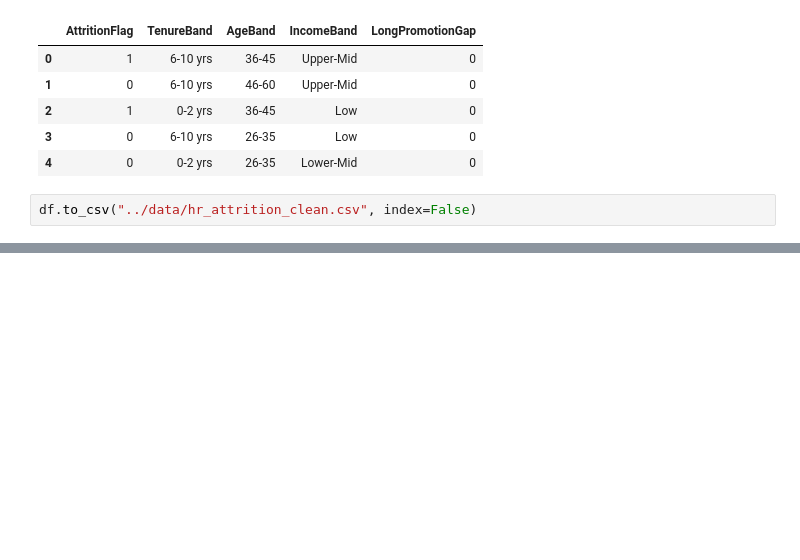
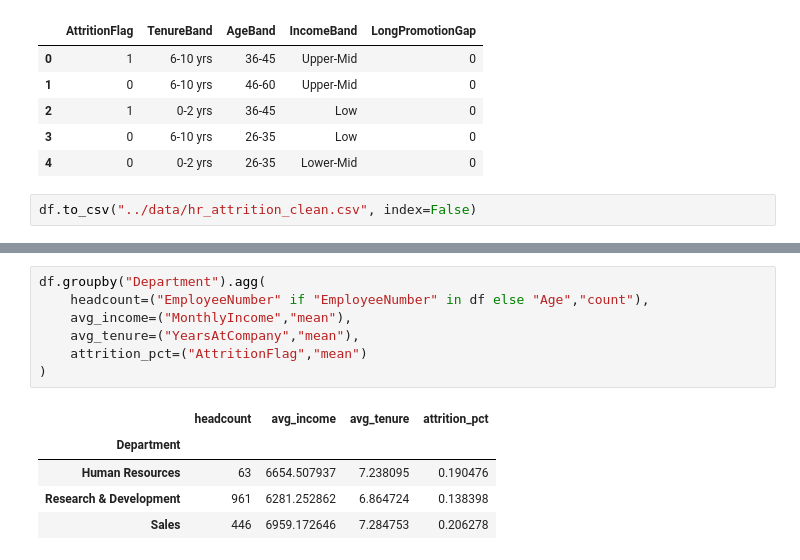
Before and after one commit to mahajanprajwal-1/employee-attrition-analysis, a Jupyter notebook: notebooks/01_data_cleaning.ipynb, the cells around one changed output, grey strips where cells are left out. Saved outputs shown, nothing was run; the diff lists cells and outputs as text; blank space fills up the shorter version.

```diff
--- a/notebooks/01_data_cleaning.ipynb
+++ b/notebooks/01_data_cleaning.ipynb
@@ -150,0 +193,13 @@ df.to_csv("../data/hr_attrition_clean.csv", index=False)
+# %%
+df.groupby("Department").agg(
+    headcount=("EmployeeNumber" if "EmployeeNumber" in df else "Age","count"),
+    avg_income=("MonthlyIncome","mean"),
+    avg_tenure=("YearsAtCompany","mean"),
+    attrition_pct=("AttritionFlag","mean")
+)
+# %% [output]
+|  | headcount | avg_income | avg_tenure | attrition_pct |
+| Department |  |  |  |  |
+| Human Resources | 63 | 6654.507937 | 7.238095 | 0.190476 |
+| Research & Development | 961 | 6281.252862 | 6.864724 | 0.138398 |
+| Sales | 446 | 6959.172646 | 7.284753 | 0.206278 |
```
Also changed, not shown: parts of 15 cells of this notebook.
